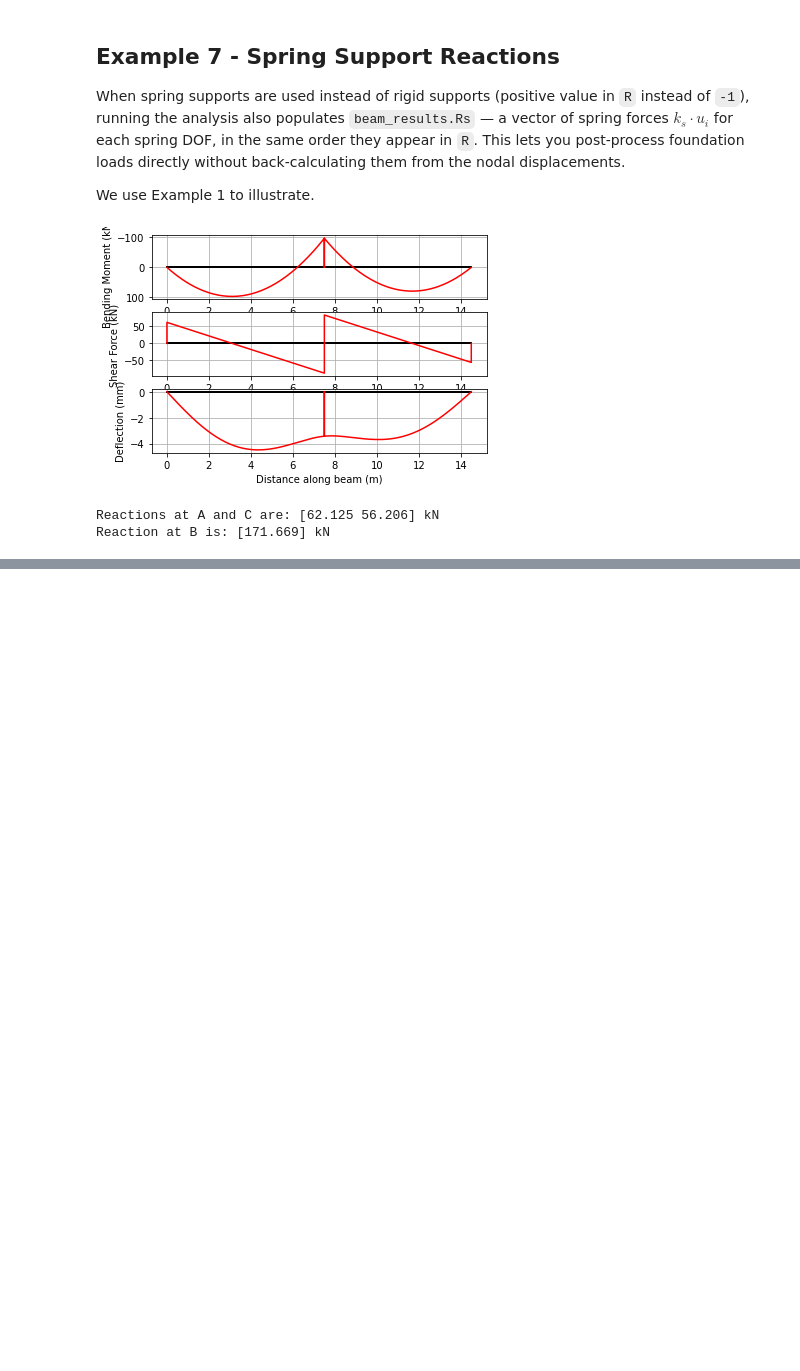
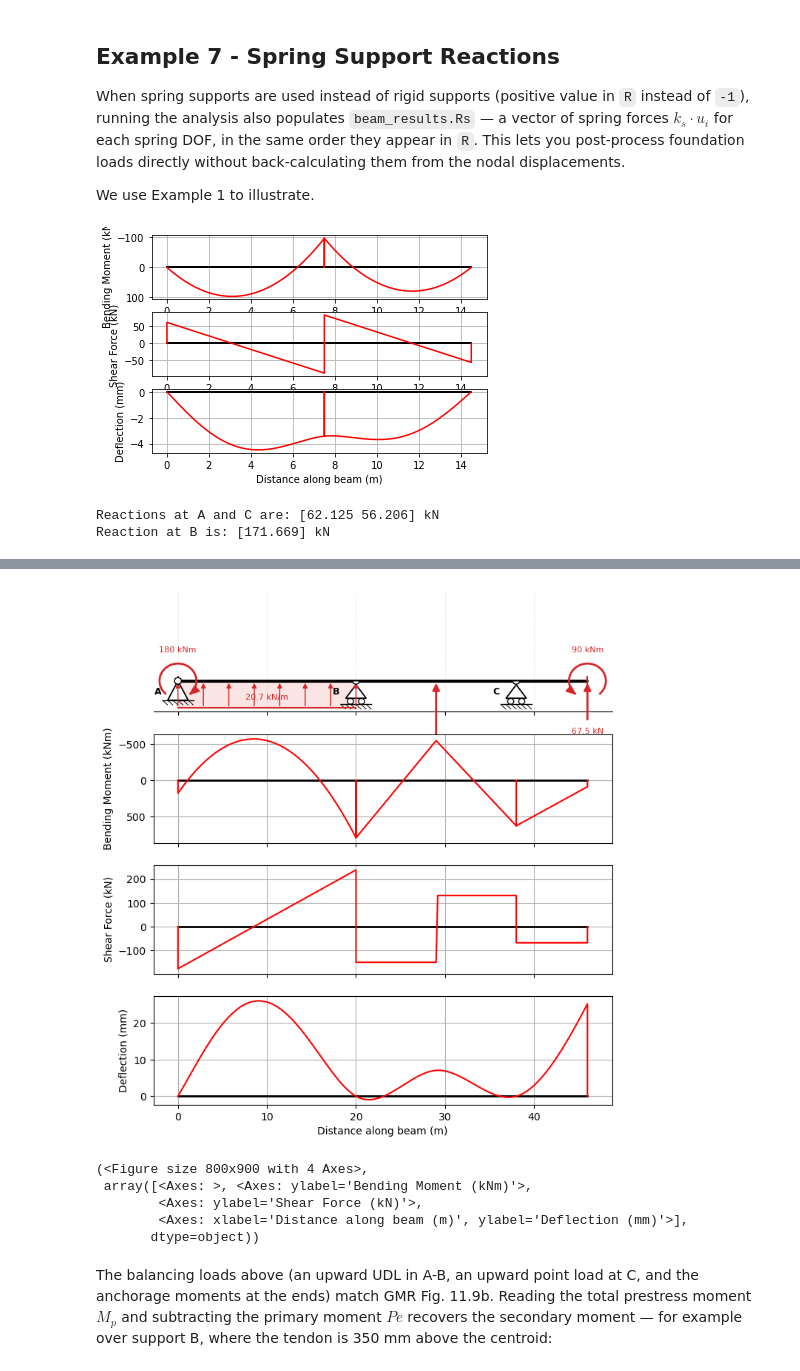
Before and after one commit to ccaprani/pycba, a Jupyter notebook: docs/source/notebooks/intro.ipynb, the cells around one changed output, grey strips where cells are left out. Drawn from its saved outputs; the diff is of its cells as text; code cells hidden in the pictures; blank space fills up the shorter version.

```diff
--- a/docs/source/notebooks/intro.ipynb
+++ b/docs/source/notebooks/intro.ipynb
@@ -323,20 +319,0 @@ A central idea in prestressed concrete design (Gilbert, Mickleborough & Ranzi) i
-# %%
-import pycba as cba
-from pycba.prestress import Parabola, equivalent_loads
-
-L = 12.0      # span (m)
-EI = 7.8e5    # kNm^2  (e.g. a 400 x 900 section, E = 32 GPa)
-w = 10.0      # kN/m  sustained load to balance
-a = 0.35      # tendon drape / sag (m); tendon at the centroid at the ends
-
-P = w * L**2 / (8 * a)        # balancing prestress force
-print(f"Balancing force  P = w L^2 / (8 a) = {P:.1f} kN")
-
-beam = cba.BeamAnalysis([L], EI, [-1, 0, -1, 0])
-balance = equivalent_loads(beam, force=P, profiles=[Parabola(0.0, a, 0.0)])
-beam.set_loads(cba.add_LM([[1, 1, w]], balance))   # gravity + prestress
-beam.analyze()
-res = beam.beam_results.results
-print(f"Under the balanced load:  max|M| = {abs(res.M).max():.3g} kNm,"
-      f"  max|deflection| = {abs(res.D).max()*1e3:.3g} mm")
-beam.plot_results()
@@ -372,0 +325,27 @@ Secondary moment over the interior support = 180 kNm
+# %%
+import pycba as cba
+from pycba.prestress import Parabola, Harp, equivalent_loads
+
+P = 1800.0                          # constant prestress force (kN)
+L = [20.0, 18.0, 8.0]               # spans A-B, B-D, D-E (m)
+R = [-1, 0, -1, 0, -1, 0, 0, 0]     # A, B, D pinned; E a free cantilever tip
+EI = 30.0e6 * 0.4 * 0.9**3 / 12     # 400 x 900 section, E = 30 GPa (kNm^2)
+beam = cba.BeamAnalysis(L, EI, R)
+
+tendon = [
+    Parabola(e_left=-0.10, e_mid=0.35, e_right=-0.35),     # A-B  (parabolic drape)
+    Harp(e_left=-0.35, e_mid=0.35, e_right=-0.35, a=9.0),  # B-D  (harped, low point C)
+    Harp(e_left=-0.35, e_mid=-0.20, e_right=-0.05, a=4.0), # D-E  (straight to the tip)
+]
+beam.set_loads(equivalent_loads(beam, force=P, profiles=tendon))
+beam.analyze()
+beam.plot_results()   # schematic: the balancing loads; M panel: the prestress moment Mp
+# %% [output]
+[figure, added]
+(<Figure size 800x900 with 4 Axes>,
+ array([<Axes: >, <Axes: ylabel='Bending Moment (kNm)'>,
+        <Axes: ylabel='Shear Force (kN)'>,
+        <Axes: xlabel='Distance along beam (m)', ylabel='Deflection (mm)'>],
+       dtype=object))
+# %% [markdown]
+The balancing loads above (an upward UDL in A-B, an upward point load at C, and the anchorage moments at the ends) match GMR Fig. 11.9b. Reading the total prestress moment $M_p$ and subtracting the primary moment $P e$ recovers the secondary moment — for example over support B, where the tendon is 350 mm above the centroid:
```
Also changed, not shown: parts of 6 cells of this notebook, 2 other files.
